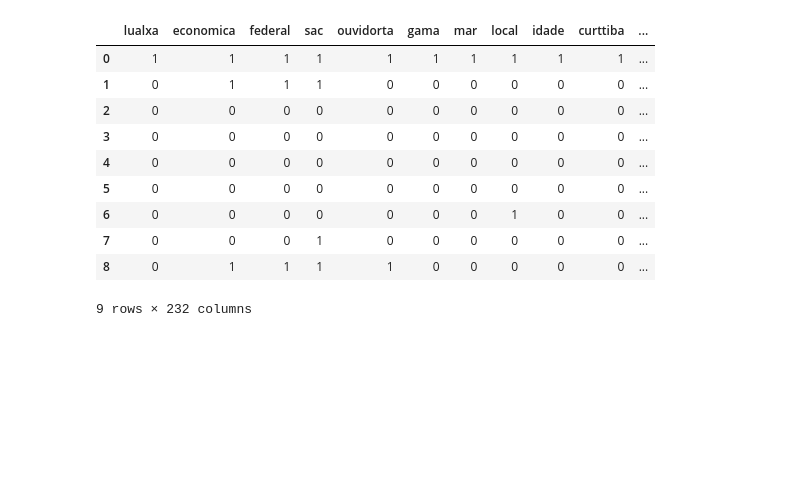
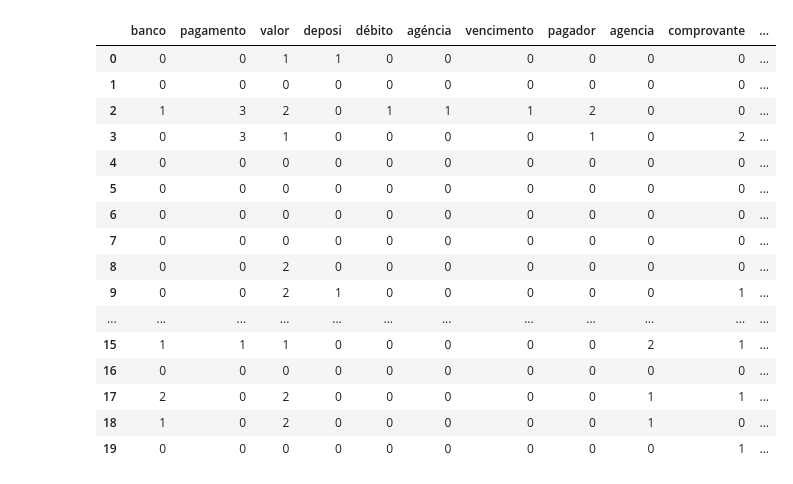
Before and after one commit to paulohesilva/hw2_proof_ocr, a Jupyter notebook: hw-two-v3.ipynb, the cells around one changed output. Cells and saved outputs as stored; diff of their text form; code cells hidden in the pictures; blank space fills up the shorter version.

```diff
--- a/hw-two-v3.ipynb
+++ b/hw-two-v3.ipynb
@@ -69,7 +99,10 @@ def calculaTF(dic_de_cont, doc):
 
     num_palavras_doc = len(doc)
     for palavra, contagem in dic_de_cont.items():
-        tf_dic[palavra] = contagem/float(num_palavras_doc)
+        if num_palavras_doc != 0:
+            tf_dic[palavra] = contagem/float(num_palavras_doc)
+        else:
+            tf_dic[palavra] = 0
 
     return(tf_dic)
 # %%
@@ -86,16 +119,25 @@ for text in texts_array:
 # %%
 bow_df = pd.DataFrame(e_dict_cont)
 # %%
-bow_df
+bow_df[['banco','pagamento','valor',
+        'deposi','débito','agéncia','vencimento','pagador', 'agencia'
+        ,'comprovante', 'pagamentos','total','ted', 'extrato', 'extrato','crédito',
+        'pix', 'transacao', 'doc','dinheiro']]
 # %% [output]
-|  | lualxa | economica | federal | sac | ouvidorta | gama | mar | local | idade | curttiba | ... |
-| 0 | 1 | 1 | 1 | 1 | 1 | 1 | 1 | 1 | 1 | 1 | ... |
-| 1 | 0 | 1 | 1 | 1 | 0 | 0 | 0 | 0 | 0 | 0 | ... |
-| 2 | 0 | 0 | 0 | 0 | 0 | 0 | 0 | 0 | 0 | 0 | ... |
-| 3 | 0 | 0 | 0 | 0 | 0 | 0 | 0 | 0 | 0 | 0 | ... |
+|  | banco | pagamento | valor | deposi | débito | agéncia | vencimento | pagador | agencia | comprovante | ... |
+| 0 | 0 | 0 | 1 | 1 | 0 | 0 | 0 | 0 | 0 | 0 | ... |
+| 1 | 0 | 0 | 0 | 0 | 0 | 0 | 0 | 0 | 0 | 0 | ... |
+| 2 | 1 | 3 | 2 | 0 | 1 | 1 | 1 | 2 | 0 | 0 | ... |
+| 3 | 0 | 3 | 1 | 0 | 0 | 0 | 0 | 1 | 0 | 2 | ... |
 | 4 | 0 | 0 | 0 | 0 | 0 | 0 | 0 | 0 | 0 | 0 | ... |
 | 5 | 0 | 0 | 0 | 0 | 0 | 0 | 0 | 0 | 0 | 0 | ... |
-| 6 | 0 | 0 | 0 | 0 | 0 | 0 | 0 | 1 | 0 | 0 | ... |
-| 7 | 0 | 0 | 0 | 1 | 0 | 0 | 0 | 0 | 0 | 0 | ... |
-| 8 | 0 | 1 | 1 | 1 | 1 | 0 | 0 | 0 | 0 | 0 | ... |
+| 6 | 0 | 0 | 0 | 0 | 0 | 0 | 0 | 0 | 0 | 0 | ... |
+| 7 | 0 | 0 | 0 | 0 | 0 | 0 | 0 | 0 | 0 | 0 | ... |
+| 8 | 0 | 0 | 2 | 0 | 0 | 0 | 0 | 0 | 0 | 0 | ... |
+| 9 | 0 | 0 | 2 | 1 | 0 | 0 | 0 | 0 | 0 | 1 | ... |
+| ... | ... | ... | ... | ... | ... | ... | ... | ... | ... | ... | ... |
+| 15 | 1 | 1 | 1 | 0 | 0 | 0 | 0 | 0 | 2 | 1 | ... |
+| 16 | 0 | 0 | 0 | 0 | 0 | 0 | 0 | 0 | 0 | 0 | ... |
+| 17 | 2 | 0 | 2 | 0 | 0 | 0 | 0 | 0 | 1 | 1 | ... |
+| 18 | 1 | 0 | 2 | 0 | 0 | 0 | 0 | 0 | 1 | 0 | ... |
+| 19 | 0 | 0 | 0 | 0 | 0 | 0 | 0 | 0 | 0 | 1 | ... |
-9 rows × 232 columns
```
Also changed, not shown: parts of 11 cells of this notebook.
